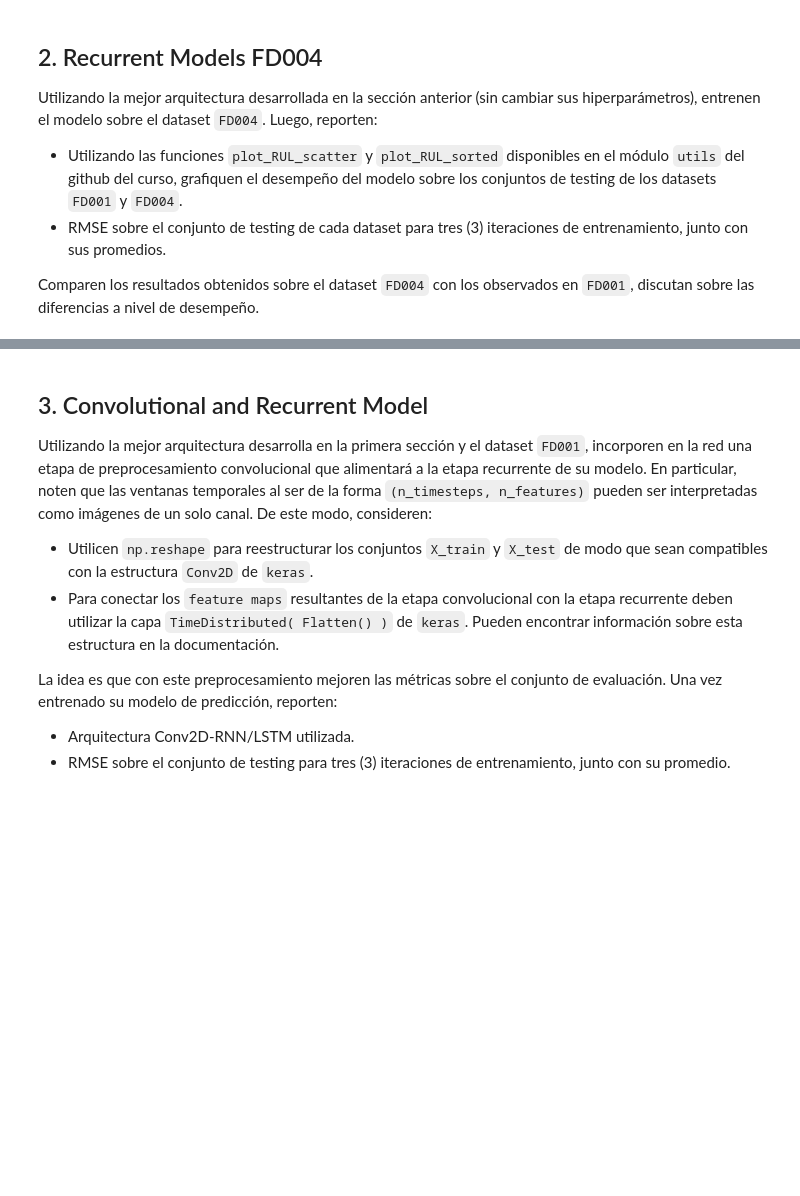
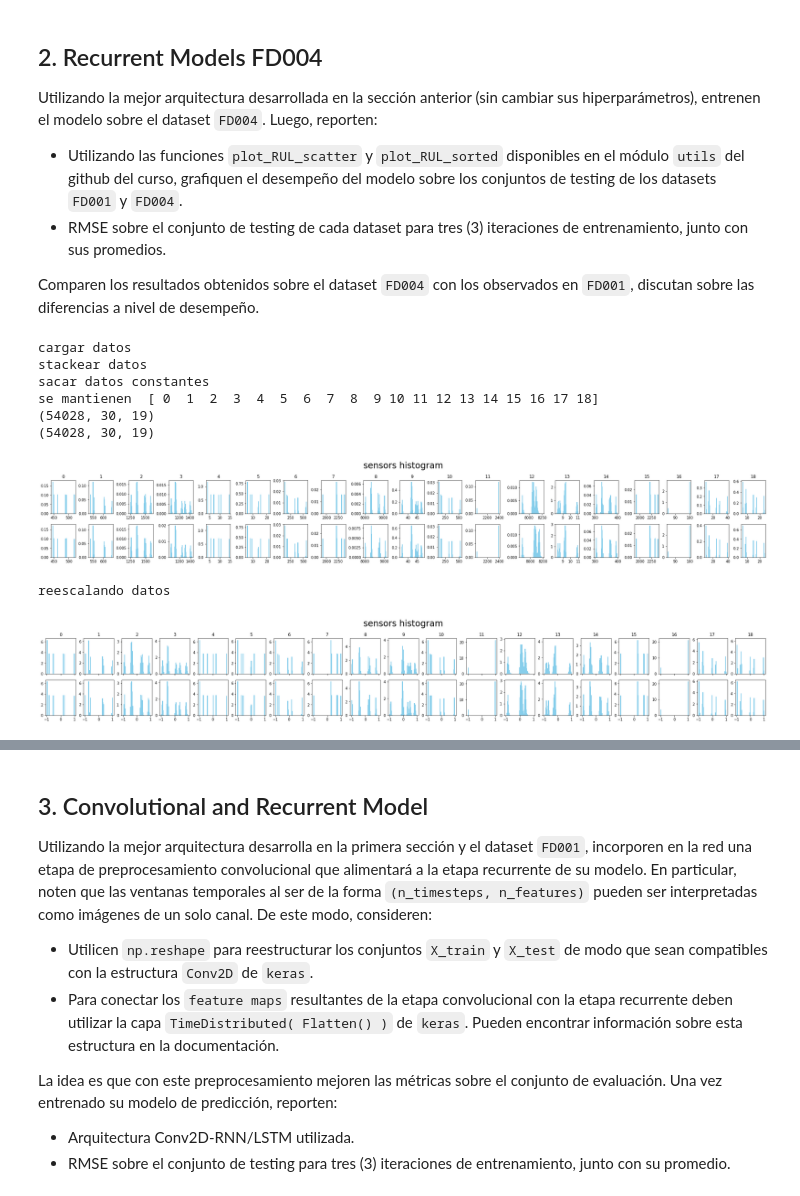
Before and after one commit to MartinVIllesca/ME7260-Aprendizaje-Profundo-en-Diagnostico-y-Pronostico-de-Fallas, a Jupyter notebook: t3/tarea_03.ipynb, the cells around one changed output, grey strips where cells are left out. Saved outputs shown, nothing was run; the diff lists cells and outputs as text; code cells hidden in the pictures; blank space fills up the shorter version.

```diff
--- a/t3/tarea_03.ipynb
+++ b/t3/tarea_03.ipynb
@@ -568,3 +571,20 @@ Utilizando la mejor arquitectura desarrollada en la sección anterior (sin cambi
 - RMSE sobre el conjunto de testing de cada dataset para tres (3) iteraciones de entrenamiento, junto con sus promedios.
 
 Comparen los resultados obtenidos sobre el dataset `FD004` con los observados en `FD001`, discutan sobre las diferencias a nivel de desempeño.
+# %%
+# cargar archivo npz
+dataset = np.load('/content/datasets/CMAPSS_FD004_raw.npz', allow_pickle=True)
+# %%
+X_train, Y_train, X_test, Y_test = processData(dataset)
+
+n_features = X_train.shape[2]
+# %% [output]
+cargar datos
+stackear datos
+sacar datos constantes
+se mantienen  [ 0  1  2  3  4  5  6  7  8  9 10 11 12 13 14 15 16 17 18]
+(54028, 30, 19)
+(54028, 30, 19)
+[figure, added]
+reescalando datos
+[figure, added]
```
Also changed, not shown: parts of 25 cells of this notebook.
